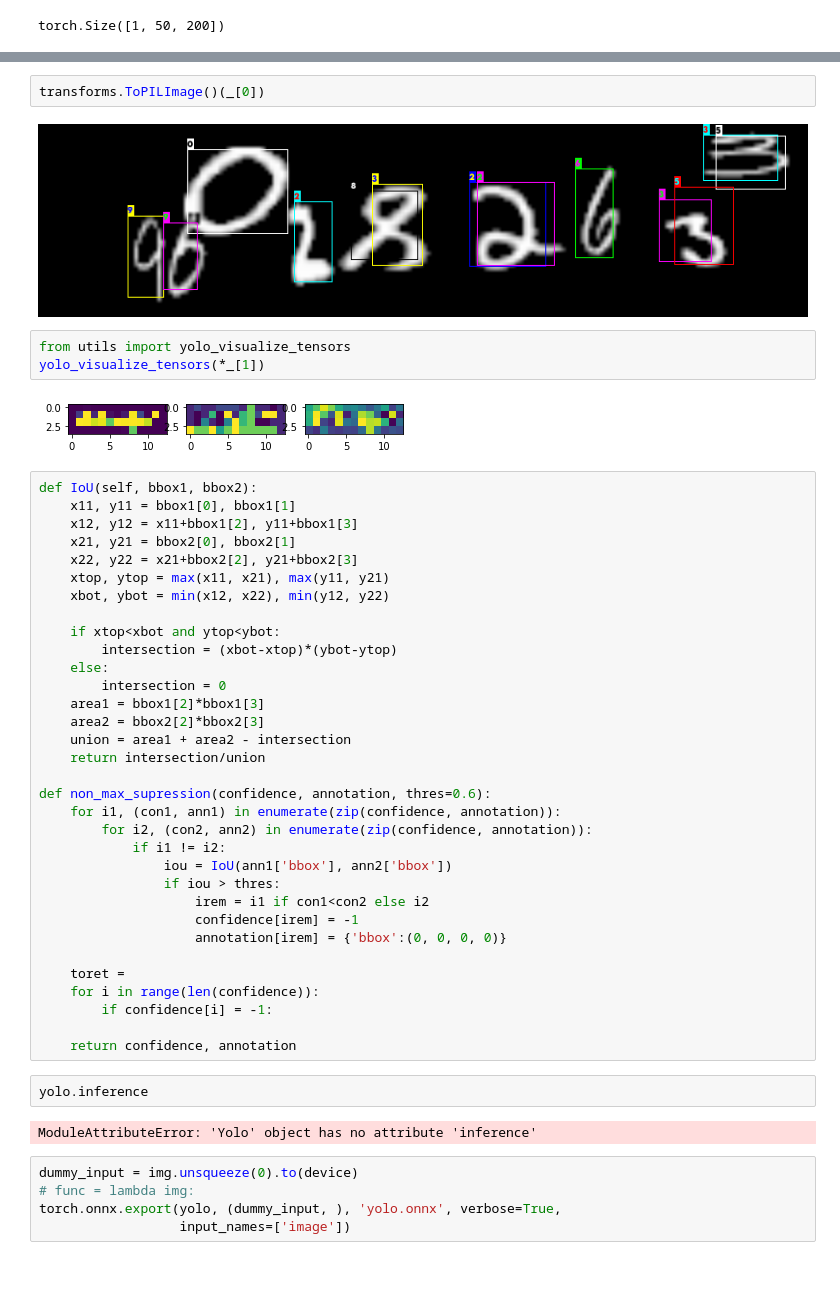
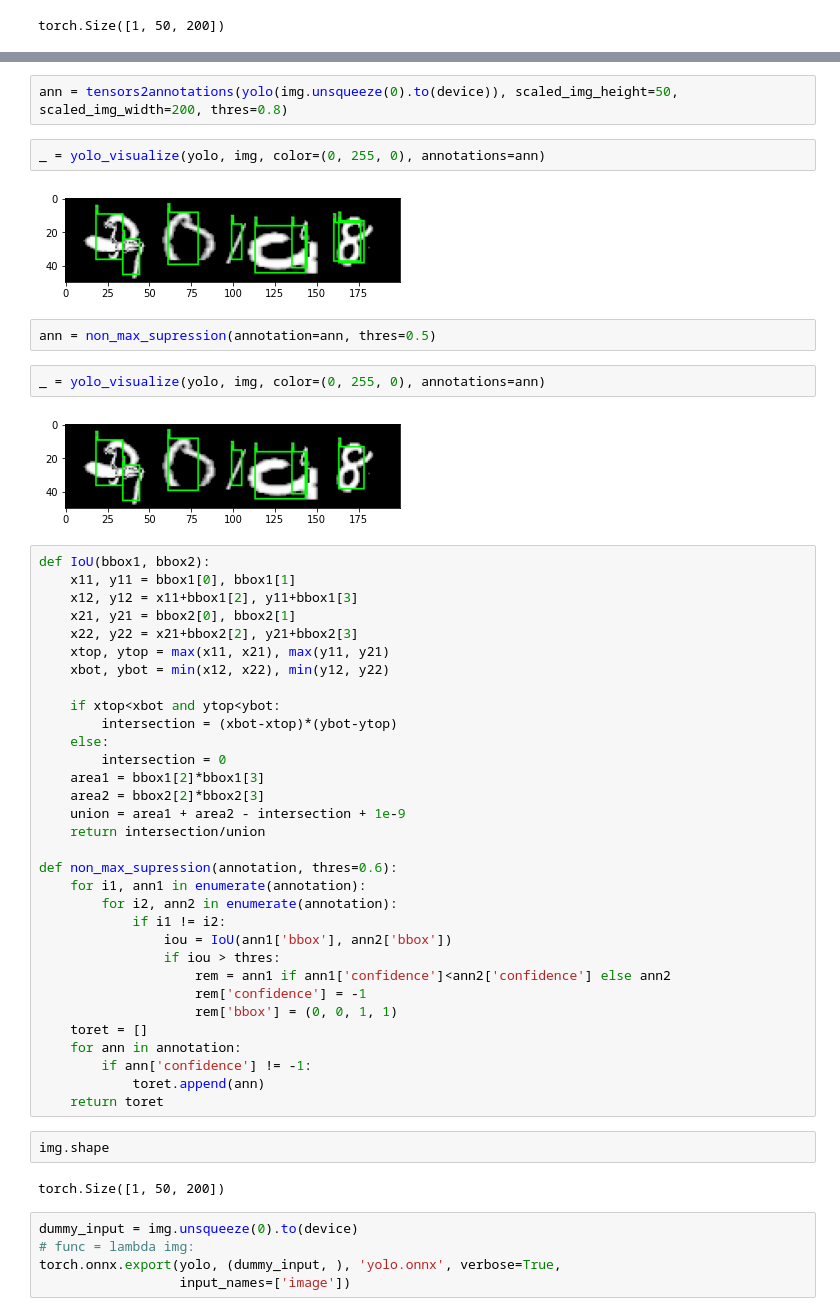
Before and after one commit to tensorway/object_detection, a Jupyter notebook: mnist_yolo.ipynb, the cells around one changed output, grey strips where cells are left out. Drawn from its saved outputs; the diff is of its cells as text; blank space fills up the shorter version.

Commit message:
added non-max-supr and cleaned utils.py

```diff
--- a/mnist_yolo.ipynb
+++ b/mnist_yolo.ipynb
@@ -138,14 +134,17 @@ _ = yolo_visualize(yolo, img, final_grid_size_i=FINAL_GRID_SIZE_I, final_grid_si
-# %%
-transforms.ToPILImage()(_[0])
-# %% [output]
-[figure, removed]
-# %%
-from utils import yolo_visualize_tensors
-yolo_visualize_tensors(*_[1])
-# %% [output]
-[figure, removed]
+# %%
+ann = tensors2annotations(yolo(img.unsqueeze(0).to(device)), scaled_img_height=50, scaled_img_width=200, thres=0.8)
+# %%
+_ = yolo_visualize(yolo, img, color=(0, 255, 0), annotations=ann)
+# %% [output]
+[figure, added]
+# %%
+ann = non_max_supression(annotation=ann, thres=0.5)
+# %%
+_ = yolo_visualize(yolo, img, color=(0, 255, 0), annotations=ann)
+# %% [output]
+[figure, added]
 # %%
-def IoU(self, bbox1, bbox2):
+def IoU(bbox1, bbox2):
     x11, y11 = bbox1[0], bbox1[1]
     x12, y12 = x11+bbox1[2], y11+bbox1[3]
     x21, y21 = bbox2[0], bbox2[1]
@@ -159,28 +158,27 @@ def IoU(self, bbox1, bbox2):
         intersection = 0
     area1 = bbox1[2]*bbox1[3]
     area2 = bbox2[2]*bbox2[3]
-    union = area1 + area2 - intersection
+    union = area1 + area2 - intersection + 1e-9
     return intersection/union
 
-def non_max_supression(confidence, annotation, thres=0.6):
-    for i1, (con1, ann1) in enumerate(zip(confidence, annotation)):
-        for i2, (con2, ann2) in enumerate(zip(confidence, annotation)):
+def non_max_supression(annotation, thres=0.6):
+    for i1, ann1 in enumerate(annotation):
+        for i2, ann2 in enumerate(annotation):
             if i1 != i2:
                 iou = IoU(ann1['bbox'], ann2['bbox'])
                 if iou > thres:
-                    irem = i1 if con1<con2 else i2
-                    confidence[irem] = -1
-                    annotation[irem] = {'bbox':(0, 0, 0, 0)}
-
-    toret =
-    for i in range(len(confidence)):
-        if confidence[i] = -1:
-
-    return confidence, annotation
+                    rem = ann1 if ann1['confidence']<ann2['confidence'] else ann2
+                    rem['confidence'] = -1
+                    rem['bbox'] = (0, 0, 1, 1)
+    toret = []
+    for ann in annotation:
+        if ann['confidence'] != -1:
+            toret.append(ann)
+    return toret
-# %%
-yolo.inference
-# %% [output]
-ModuleAttributeError: 'Yolo' object has no attribute 'inference'
+# %%
+img.shape
+# %% [output]
+torch.Size([1, 50, 200])
 # %%
 dummy_input = img.unsqueeze(0).to(device)
 # func = lambda img:
```
Also changed, not shown: parts of 2 cells of this notebook, 1 other file.
